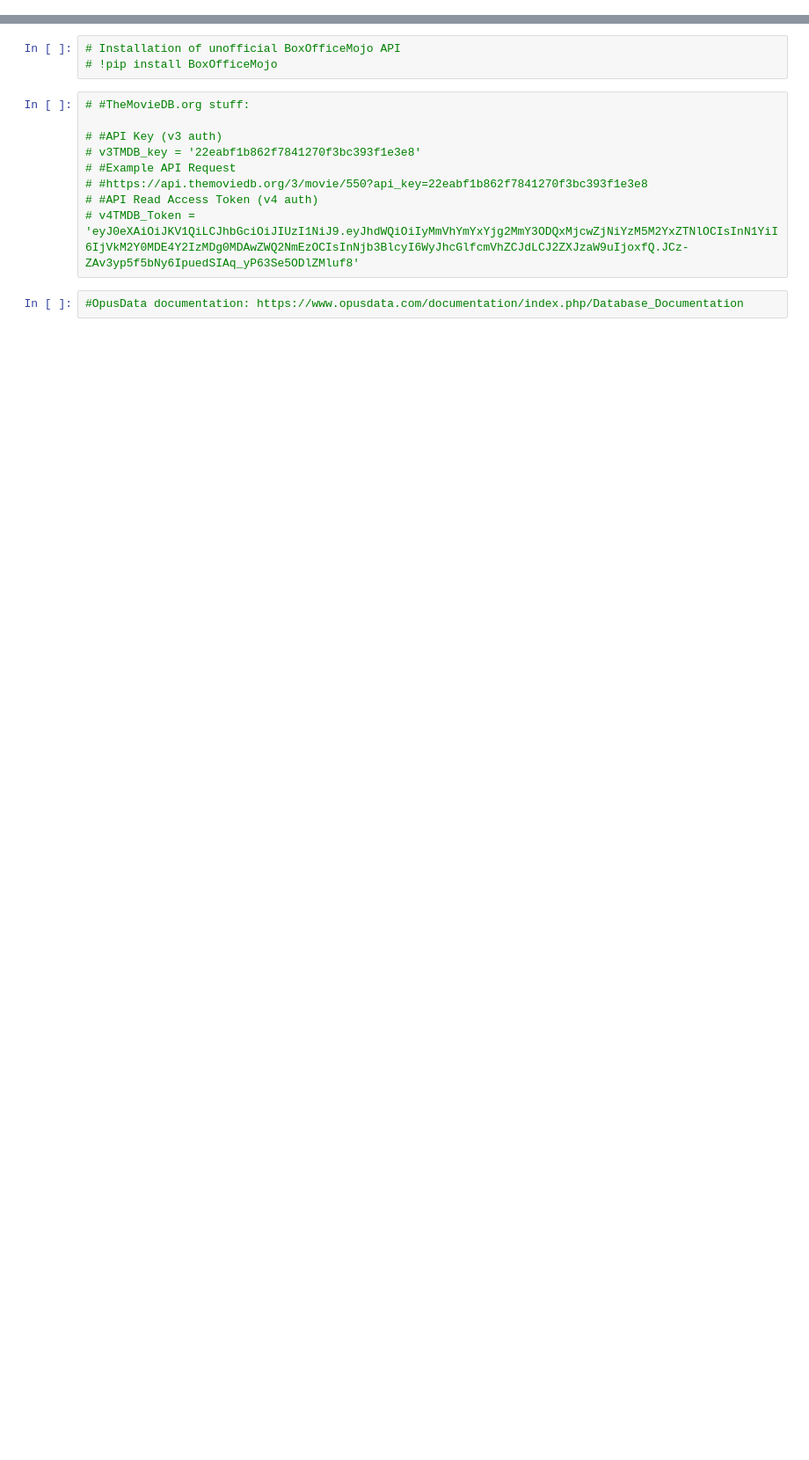
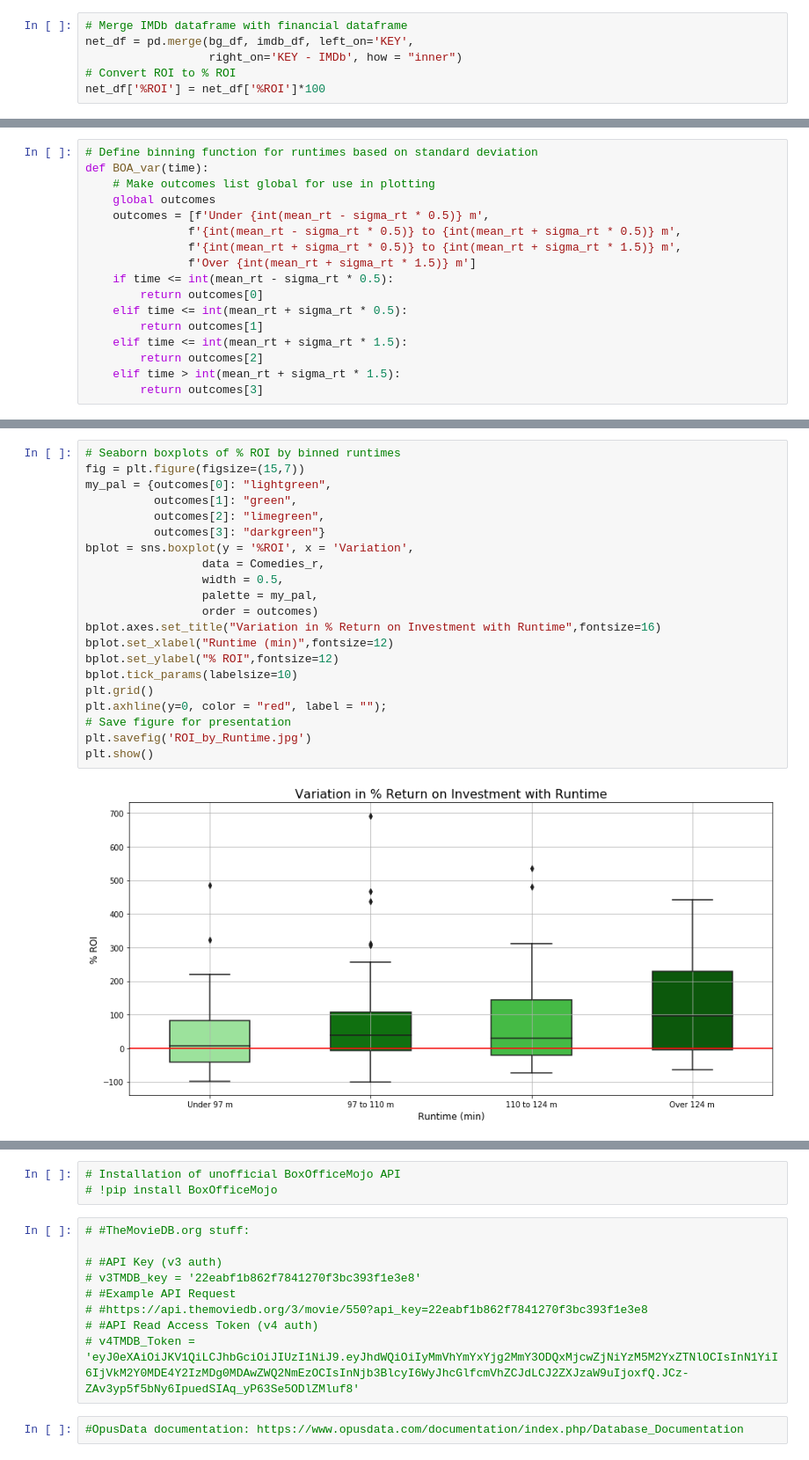
Before and after one commit to CristinaTRico/Mod1Project, a Jupyter notebook: CLE_scratch.ipynb, the cells around one changed output, grey strips where cells are left out. Shown at 88% size. Saved outputs shown, nothing was run; the diff lists cells and outputs as text; blank space fills up the shorter version.

```diff
--- a/CLE_scratch.ipynb
+++ b/CLE_scratch.ipynb
@@ -8,0 +161,6 @@ ia = imdb.IMDb('s3', 'sqlite:///C:/Users/CLE.LAPTOP-2PS9VE42/Desktop/LearnCo/Mod
+# %%
+# Merge IMDb dataframe with financial dataframe
+net_df = pd.merge(bg_df, imdb_df, left_on='KEY',
+                  right_on='KEY - IMDb', how = "inner")
+# Convert ROI to % ROI
+net_df['%ROI'] = net_df['%ROI']*100
@@ -8,0 +441,17 @@ ia = imdb.IMDb('s3', 'sqlite:///C:/Users/CLE.LAPTOP-2PS9VE42/Desktop/LearnCo/Mod
+# %%
+# Define binning function for runtimes based on standard deviation
+def BOA_var(time):
+    # Make outcomes list global for use in plotting
+    global outcomes
+    outcomes = [f'Under {int(mean_rt - sigma_rt * 0.5)} m',
+               f'{int(mean_rt - sigma_rt * 0.5)} to {int(mean_rt + sigma_rt * 0.5)} m',
+               f'{int(mean_rt + sigma_rt * 0.5)} to {int(mean_rt + sigma_rt * 1.5)} m',
+               f'Over {int(mean_rt + sigma_rt * 1.5)} m']
+    if time <= int(mean_rt - sigma_rt * 0.5):
+        return outcomes[0]
+    elif time <= int(mean_rt + sigma_rt * 0.5):
+        return outcomes[1]
+    elif time <= int(mean_rt + sigma_rt * 1.5):
+        return outcomes[2]
+    elif time > int(mean_rt + sigma_rt * 1.5):
+        return outcomes[3]
@@ -8,0 +475,23 @@ ia = imdb.IMDb('s3', 'sqlite:///C:/Users/CLE.LAPTOP-2PS9VE42/Desktop/LearnCo/Mod
+# %%
+# Seaborn boxplots of % ROI by binned runtimes
+fig = plt.figure(figsize=(15,7))
+my_pal = {outcomes[0]: "lightgreen",
+          outcomes[1]: "green",
+          outcomes[2]: "limegreen",
+          outcomes[3]: "darkgreen"}
+bplot = sns.boxplot(y = '%ROI', x = 'Variation',
+                 data = Comedies_r,
+                 width = 0.5,
+                 palette = my_pal,
+                 order = outcomes)
+bplot.axes.set_title("Variation in % Return on Investment with Runtime",fontsize=16)
+bplot.set_xlabel("Runtime (min)",fontsize=12)
+bplot.set_ylabel("% ROI",fontsize=12)
+bplot.tick_params(labelsize=10)
+plt.grid()
+plt.axhline(y=0, color = "red", label = "");
+# Save figure for presentation
+plt.savefig('ROI_by_Runtime.jpg')
+plt.show()
+# %% [output]
+[figure, added]
```
Also changed, not shown: parts of 70 cells of this notebook, 1 other file.
